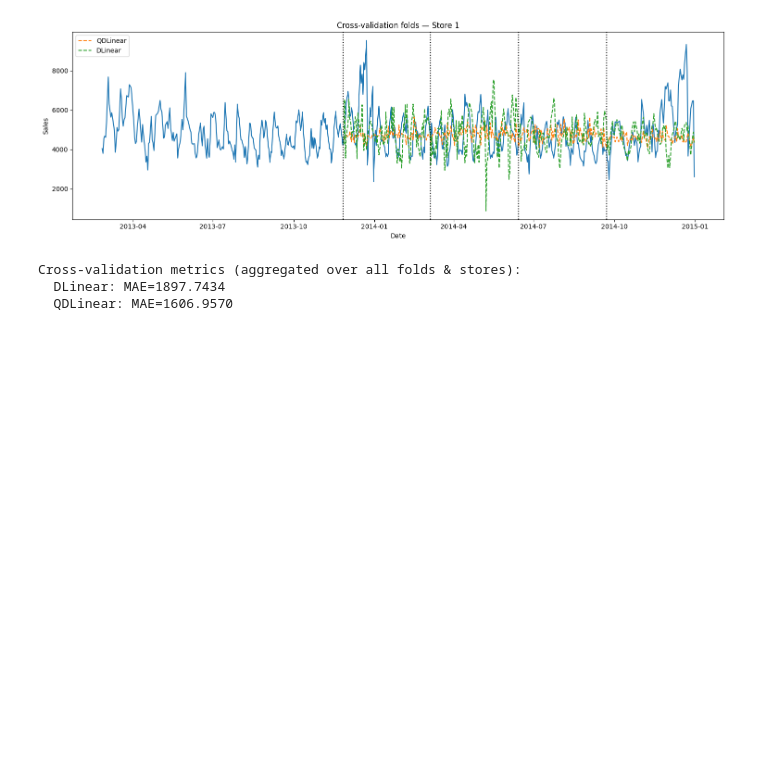
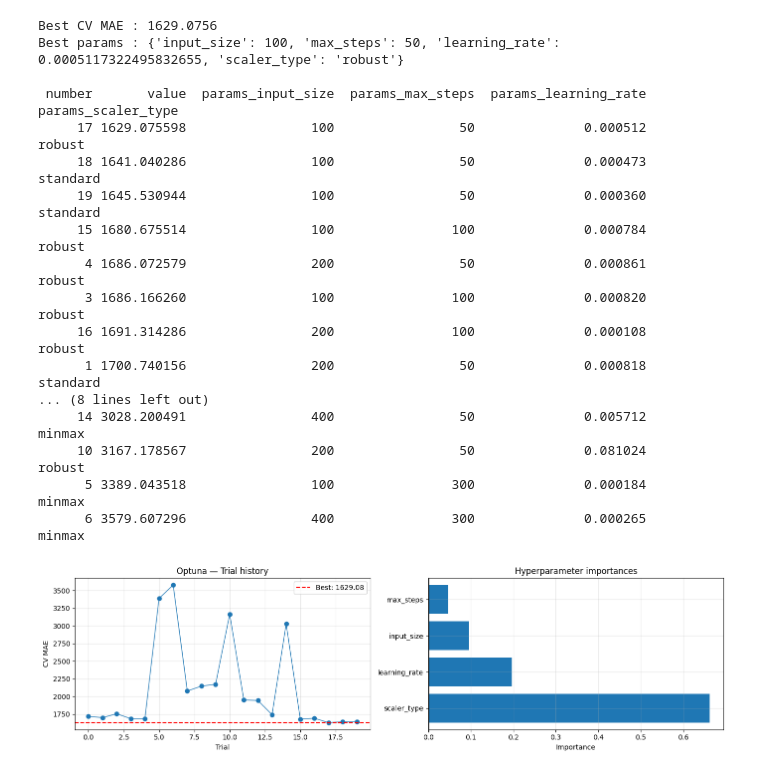
Before and after one commit to silasschroeder/QTSF, a Jupyter notebook: rossmann-store-sales/rossmann-solution-silas/model-training-b.ipynb, the cells around one changed output. Saved outputs shown, nothing was run; the diff lists cells and outputs as text; code cells hidden in the pictures; blank space fills up the shorter version.

Commit message:
Implemented Optunas HPO

```diff
--- a/rossmann-store-sales/rossmann-solution-silas/model-training-b.ipynb
+++ b/rossmann-store-sales/rossmann-solution-silas/model-training-b.ipynb
@@ -62,31 +97,48 @@ nf.fit(train_df, id_col="Store", time_col="Date", target_col="Sales")
 # %%
-# --- CV visualization (store 1) ---
-df1 = train_df[train_df["Store"] == 1]
-cv_df1 = cv_df[cv_df['Store'] == 1]
+# --- HPO results summary ---
+print(f"Best CV MAE : {study.best_value:.4f}")
+print(f"Best params : {study.best_params}\n")
 
-cutoffs = cv_df1['cutoff'].unique()
+trials_df = study.trials_dataframe().sort_values("value")
+print(trials_df[["number", "value", "params_input_size", "params_max_steps",
+                  "params_learning_rate", "params_scaler_type"]].to_string(index=False))
 
-plt.figure(figsize=(15, 5))
-plt.plot(df1['Date'], df1['Sales'])
-plt.plot(cv_df1['Date'], cv_df1['QDLinear'], label='QDLinear', ls='--')
-plt.plot(cv_df1['Date'], cv_df1['DLinear'],  label='DLinear',  ls='--')
-for cutoff in cutoffs:
-    plt.axvline(x=cutoff, color='black', ls=':')
-plt.xlabel('Date')
-plt.ylabel('Sales')
-plt.title('Cross-validation folds — Store 1')
-plt.legend()
+# Plot trial history
+fig, axes = plt.subplots(1, 2, figsize=(14, 4))
+
+axes[0].plot([t.number for t in study.trials],
+             [t.value for t in study.trials], marker='o', linewidth=1)
+axes[0].axhline(study.best_value, color='red', linestyle='--', label=f"Best: {study.best_value:.2f}")
+axes[0].set_xlabel("Trial")
+axes[0].set_ylabel("CV MAE")
+axes[0].set_title("Optuna — Trial history")
+axes[0].legend()
+axes[0].grid(True, alpha=0.3)
+
+importances = optuna.importance.get_param_importances(study)
+axes[1].barh(list(importances.keys()), list(importances.values()))
+axes[1].set_xlabel("Importance")
+axes[1].set_title("Hyperparameter importances")
+axes[1].grid(True, alpha=0.3)
+
 plt.tight_layout()
 plt.show()
-
-# --- CV-level metrics (model selection signal) ---
-print("Cross-validation metrics (aggregated over all folds & stores):")
-model_names=[c for c in cv_df.columns if c not in ["Store", "Date", "Sales", "cutoff"]]
-for model in model_names:
-    cv_mae = mae(cv_df["Sales"].values, cv_df[model].values)
-    print(f"  {model}: MAE={cv_mae:.4f}")
 # %% [output]
+Best CV MAE : 1629.0756
+Best params : {'input_size': 100, 'max_steps': 50, 'learning_rate': 0.0005117322495832655, 'scaler_type': 'robust'}
+
+ number       value  params_input_size  params_max_steps  params_learning_rate params_scaler_type
+     17 1629.075598                100                50              0.000512             robust
+     18 1641.040286                100                50              0.000473           standard
+     19 1645.530944                100                50              0.000360           standard
+     15 1680.675514                100               100              0.000784             robust
+      4 1686.072579                200                50              0.000861             robust
+      3 1686.166260                100               100              0.000820             robust
+     16 1691.314286                200               100              0.000108             robust
+      1 1700.740156                200                50              0.000818           standard
+... (8 lines left out)
+     14 3028.200491                400                50              0.005712             minmax
+     10 3167.178567                200                50              0.081024             robust
+      5 3389.043518                100               300              0.000184             minmax
+      6 3579.607296                400               300              0.000265             minmax
-[figure, old version]
+[figure, new version]
-Cross-validation metrics (aggregated over all folds & stores):
-  DLinear: MAE=1897.7434
-  QDLinear: MAE=1606.9570
```
Also changed, not shown: parts of 8 cells of this notebook.
